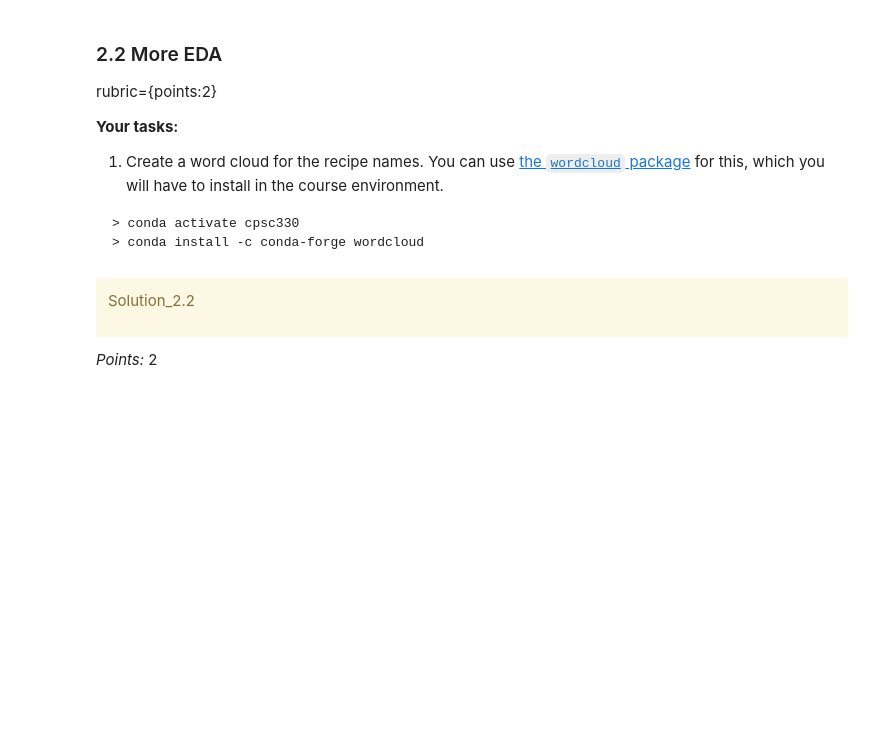
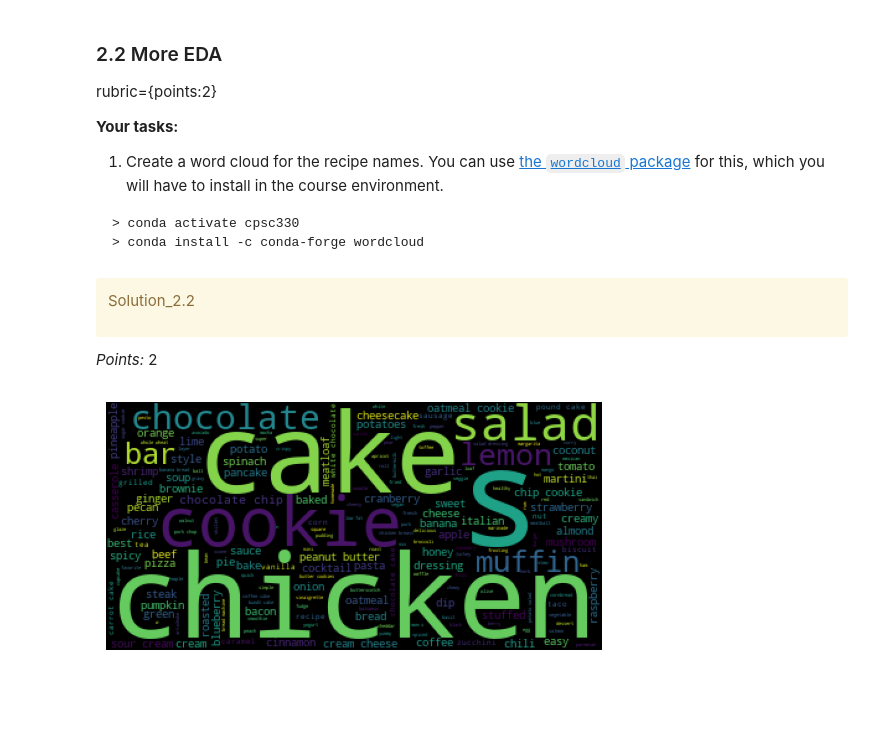
Before and after one commit to lindakiritchkov/cpsc330-2023W2, a Jupyter notebook: hw/hw6/hw6.ipynb, the cells around one changed output. Saved outputs shown, nothing was run; the diff lists cells and outputs as text; code cells hidden in the pictures; blank space fills up the shorter version.

```diff
--- a/hw/hw6/hw6.ipynb
+++ b/hw/hw6/hw6.ipynb
@@ -503,3 +516,13 @@ _Points:_ 2
+# %%
+from wordcloud import WordCloud
+all_recipes = ' '.join(recipes_df['name'])
+cloud = WordCloud().generate(all_recipes)
+
+plt.imshow(cloud)
+plt.axis("off")
+plt.show()
+# %% [output]
+[figure, added]
 # %% [markdown]
 <!-- END QUESTION -->
 
```
Also changed, not shown: parts of 6 cells of this notebook.
